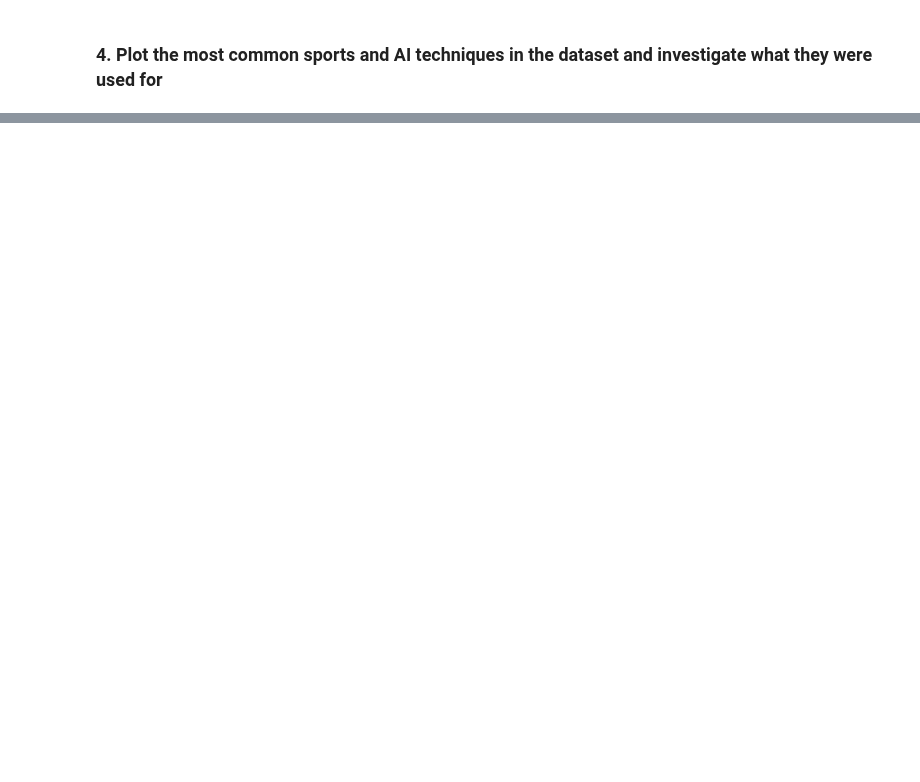
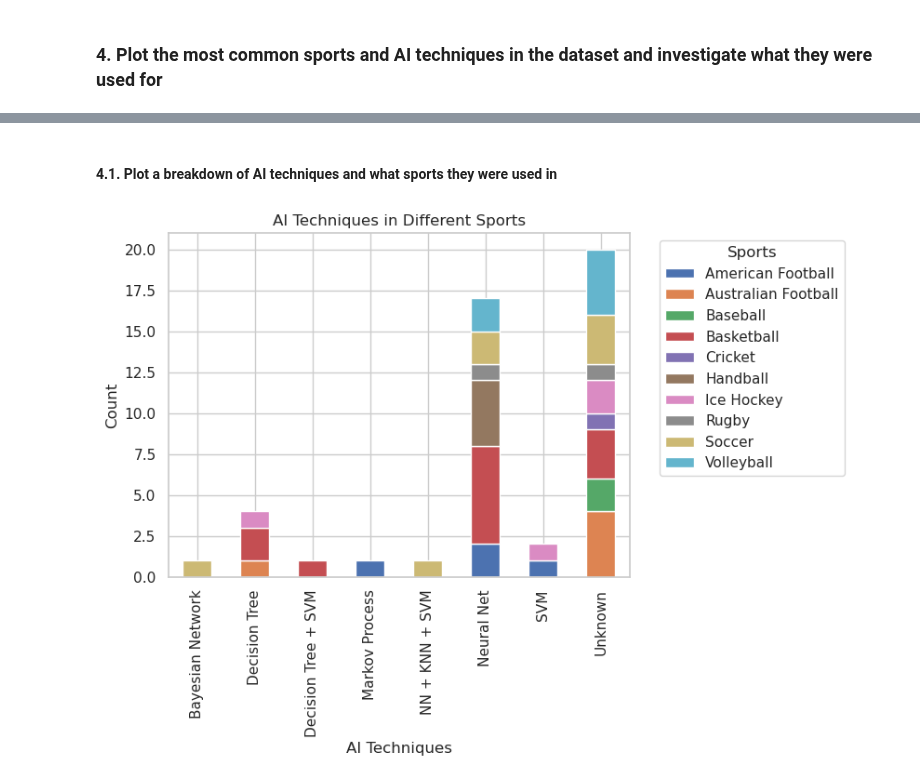
Before and after one commit to Matt17BR/ml4ds2324_topic_modeling, a Jupyter notebook: scripts/sports_ai_techniques.ipynb, the cells around one changed output, grey strips where cells are left out. Saved outputs shown, nothing was run; the diff lists cells and outputs as text; code cells hidden in the pictures; blank space fills up the shorter version.

```diff
--- a/scripts/sports_ai_techniques.ipynb
+++ b/scripts/sports_ai_techniques.ipynb
@@ -171,0 +114,53 @@ plt.show()
+# %% [markdown]
+#### 4.1. Plot a breakdown of AI techniques and what sports they were used in
+# %%
+import matplotlib.pyplot as plt
+import seaborn as sns
+
+# Set the plot theme
+sns.set(style="whitegrid")
+
+plots_df = new_variables.copy()
+
+# Adding a new column to the dataset based on the specified criteria
+def categorize(row):
+    if row['AI for Injury Risk'] == "Yes" and row['AI for Performance'] == "Yes":
+        return "Injuries & Performance"
+    elif row['AI for Injury Risk'] == "Yes":
+        return "Injury Risk"
+    elif row['AI for Performance'] == "Yes":
+        return "Performance"
+    else:
+        return "Unknown"
+
+plots_df['AI Usage'] = plots_df.apply(categorize, axis=1)
+
+# Rename AI techniques for plotting purposes
+rename_dict = {
+    None: 'Unknown',
+    'Artificial Neural Network': 'Neural Net',
+    'Bayesian Network': 'Bayesian Network',
+    'Decision Tree Classifier': 'Decision Tree',
+    'Artificial Neural Network + K-nearest Neighbor + Support Vector Machine': 'NN + KNN + SVM',
+    'Markov Process': 'Markov Process',
+    'Support Vector Machine': 'SVM',
+    'Decision Tree Classifier + Support Vector Machine': 'Decision Tree + SVM'
+}
+
+plots_df['AI Techniques'] = plots_df['AI Techniques'].map(rename_dict).fillna("Unknown")
+
+# Plot distribution of AI techniques used in different sports
+ai_tech_sports = plots_df.groupby(['AI Techniques', 'Sports']).size().unstack()
+
+# Plotting stacked bar plot for AI Techniques used for different Sports
+ai_tech_sports.plot(kind='bar', stacked=True)
+plt.title("AI Techniques in Different Sports")
+plt.xlabel("AI Techniques")
+plt.ylabel("Count")
+plt.legend(title='Sports', loc='upper left', bbox_to_anchor=(1.05, 1))
+
+plt.savefig(os.path.join('..','figures','AI_Sports.png'), bbox_inches='tight')
+
+plt.show()
+# %% [output]
+[figure, added]
```
Also changed, not shown: parts of 3 cells of this notebook, 3 other files.
